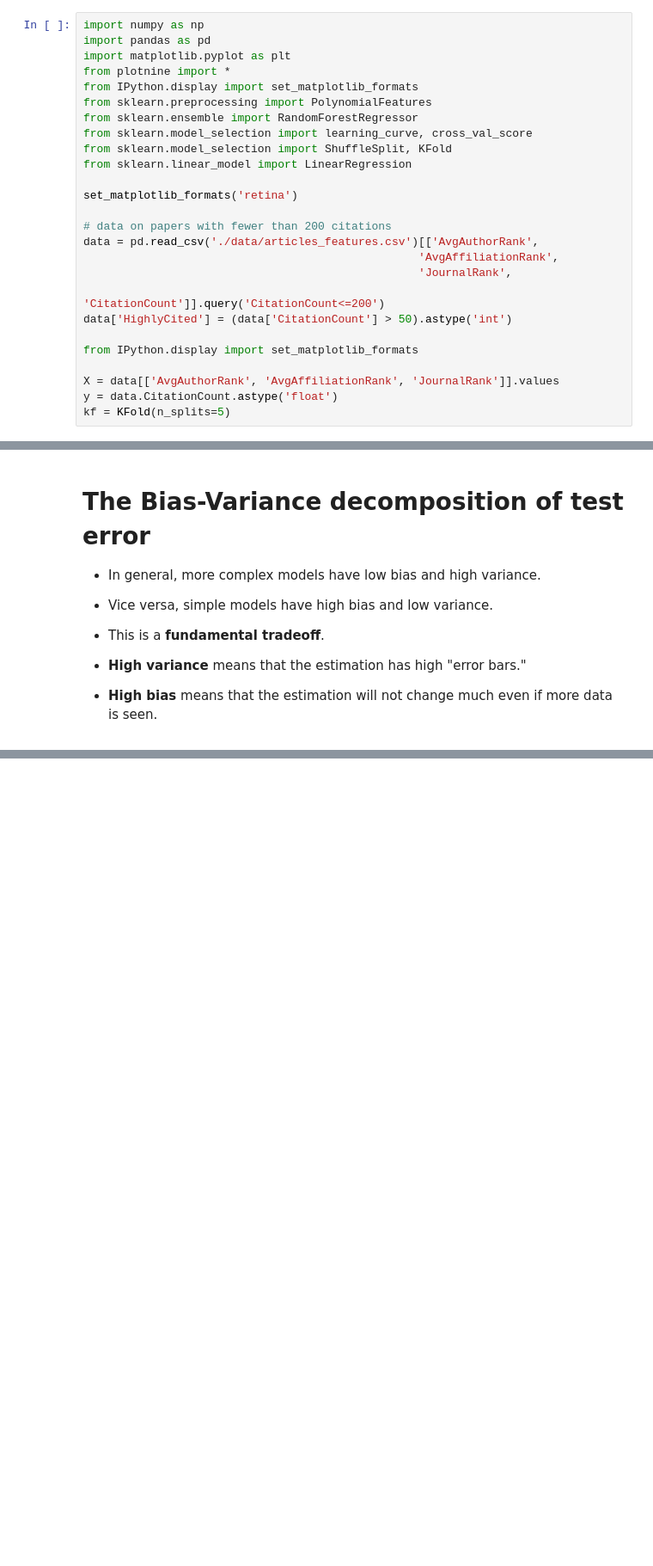
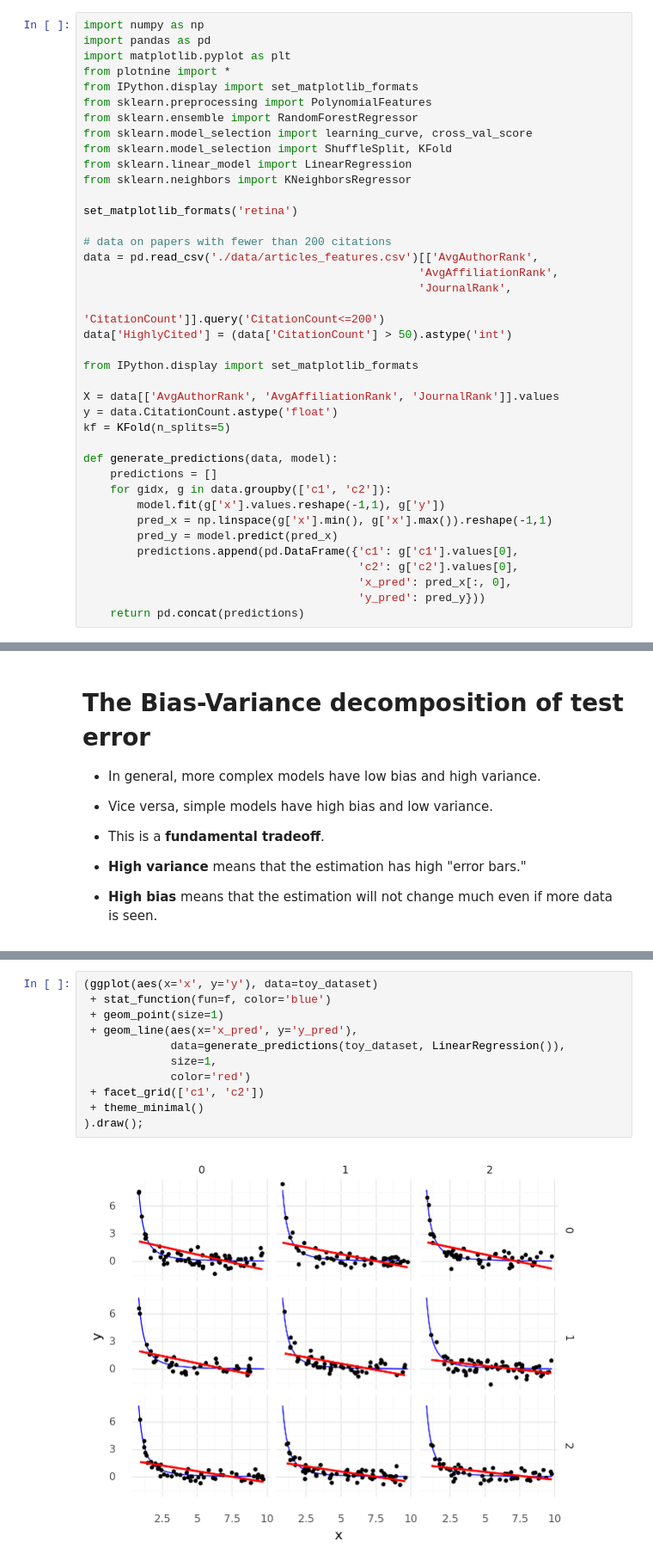
Before and after one commit to SciSciSummerSchool/s4_lectures, a Jupyter notebook: 2_ai_ml/02-05-slides-model_evaluation.ipynb, the cells around one changed output, grey strips where cells are left out. Shown at 86% size. Cells and saved outputs as stored; diff of their text form; blank space fills up the shorter version.

```diff
--- a/2_ai_ml/02-05-slides-model_evaluation.ipynb
+++ b/2_ai_ml/02-05-slides-model_evaluation.ipynb
@@ -9,6 +9,7 @@ from sklearn.ensemble import RandomForestRegressor
 from sklearn.model_selection import learning_curve, cross_val_score
 from sklearn.model_selection import ShuffleSplit, KFold
 from sklearn.linear_model import LinearRegression
+from sklearn.neighbors import KNeighborsRegressor
 
 set_matplotlib_formats('retina')
 
@@ -24,3 +25,15 @@ from IPython.display import set_matplotlib_formats
 X = data[['AvgAuthorRank', 'AvgAffiliationRank', 'JournalRank']].values
 y = data.CitationCount.astype('float')
 kf = KFold(n_splits=5)
+
+def generate_predictions(data, model):
+    predictions = []
+    for gidx, g in data.groupby(['c1', 'c2']):
+        model.fit(g['x'].values.reshape(-1,1), g['y'])
+        pred_x = np.linspace(g['x'].min(), g['x'].max()).reshape(-1,1)
+        pred_y = model.predict(pred_x)
+        predictions.append(pd.DataFrame({'c1': g['c1'].values[0],
+                                         'c2': g['c2'].values[0],
+                                         'x_pred': pred_x[:, 0],
+                                         'y_pred': pred_y}))
+    return pd.concat(predictions)
@@ -185,0 +250,13 @@ Err(x_0) &= \text{Irreducible error} + \text{Bias}^2 + \text{Variance}
+# %%
+(ggplot(aes(x='x', y='y'), data=toy_dataset)
+ + stat_function(fun=f, color='blue')
+ + geom_point(size=1)
+ + geom_line(aes(x='x_pred', y='y_pred'),
+             data=generate_predictions(toy_dataset, LinearRegression()),
+             size=1,
+             color='red')
+ + facet_grid(['c1', 'c2'])
+ + theme_minimal()
+).draw();
+# %% [output]
+[figure, added]
```
Also changed, not shown: parts of 13 cells of this notebook, 7 other files.
